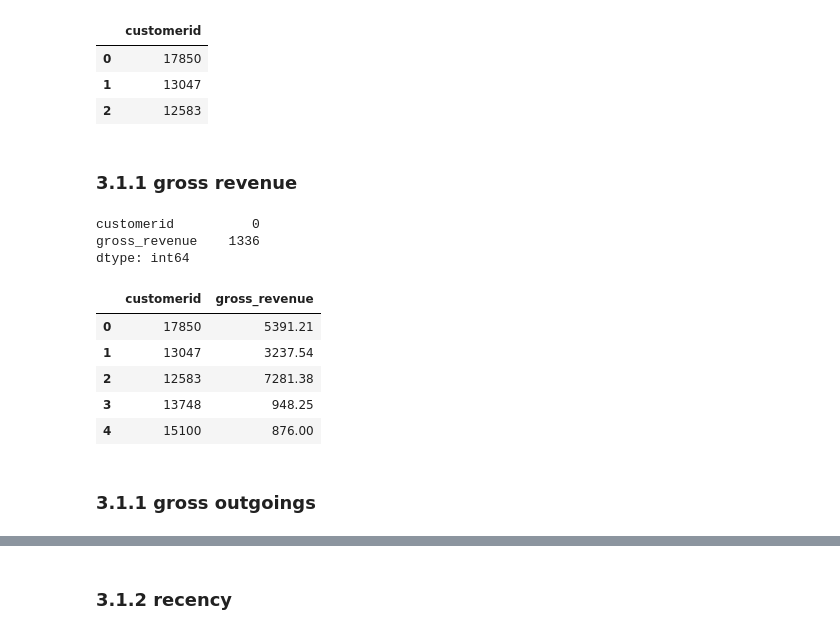
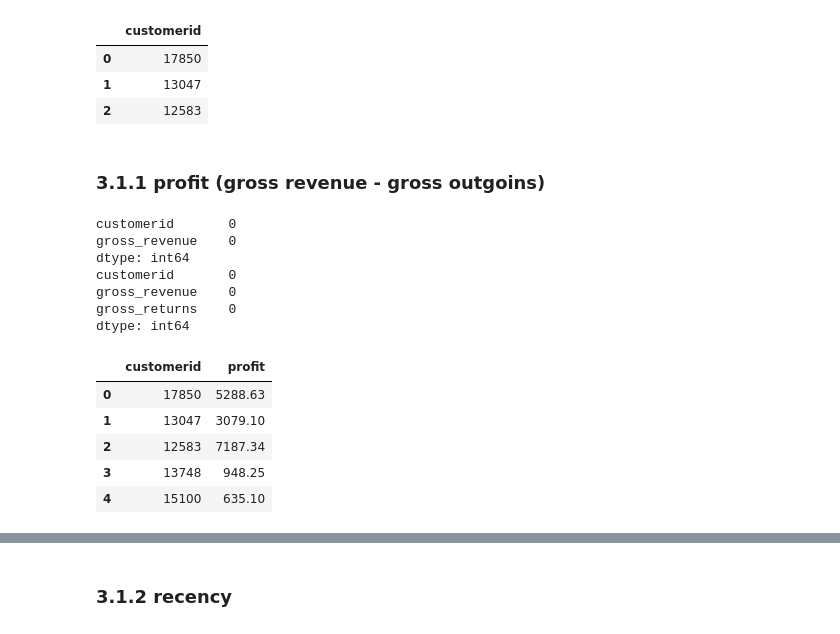
Before and after one commit to ViniciusKos/insiders_clustering, a Jupyter notebook: cluster_circle4.ipynb, the cells around one changed output, grey strips where cells are left out. Cells and saved outputs as stored; diff of their text form; code cells hidden in the pictures.

```diff
--- a/cluster_circle4.ipynb
+++ b/cluster_circle4.ipynb
@@ -361,7 +361,7 @@ df2=df2[~df2['invoiceno'].str.contains('[^0-9]+', na=False)]
 print(df2.shape)
 
 #filter only stockcodes with numbers
-df2=df2[df2['stockcode'].str.contains('[0-9]+', na=False)]
+#df2=df2[df2['stockcode'].str.contains('[0-9]+', na=False)]
 print(df2.shape)
 
 
@@ -375,6 +375,7 @@ df2 = df2[~df2['country'].isin( ["European Community",'Unspecified' ] ) ]
 
 
 df2.head()
+print(df0.shape, df2.shape)
 # %% [output]
 (541909, 8)
 (532618, 8)
@@ -401,25 +397,37 @@ df_ref.head(3)
 | 1 | 13047 |
 | 2 | 12583 |
 # %% [markdown]
-### 3.1.1 gross revenue
+### 3.1.1 profit (gross revenue - gross outgoins)
 # %%
+# gross revenue
+purchases['gross_revenue'] = purchases['quantity'] * purchases['unitprice']
+df_monetary = purchases[['customerid', 'gross_revenue']].groupby( 'customerid').sum().reset_index()
+df_ref=df_ref.merge(df_monetary,on='customerid',how='left').fillna(0)
+print(df_ref.isna().sum())
 
-purchases['gross_revenue'] = purchases['quantity'] * purchases['unitprice']
 
-#Monetary
-df_monetary = purchases[['customerid', 'gross_revenue']].groupby( 'customerid').sum().reset_index()
-df_ref=df_ref.merge(df_monetary,on='customerid',how='left')
+# gross outgoings
+returns['gross_returns'] = returns['quantity'] * returns['unitprice']*-1
+df_returns = returns[['customerid', 'gross_returns']].groupby( 'customerid').sum().reset_index()
+df_ref=df_ref.merge(df_returns,on='customerid',how='left').fillna(0)
 print(df_ref.isna().sum())
+
+
 df_ref.head()
+df_ref['profit'] = df_ref['gross_revenue']-df_ref['gross_returns']
+df_ref=df_ref.drop(['gross_revenue','gross_returns'], axis=1)
+df_ref.head()
 # %% [output]
-customerid          0
-gross_revenue    1336
+customerid       0
+gross_revenue    0
 dtype: int64
+customerid       0
+gross_revenue    0
+gross_returns    0
+dtype: int64
-|  | customerid | gross_revenue |
-| 0 | 17850 | 5391.21 |
-| 1 | 13047 | 3237.54 |
-| 2 | 12583 | 7281.38 |
+|  | customerid | profit |
+| 0 | 17850 | 5288.63 |
+| 1 | 13047 | 3079.10 |
+| 2 | 12583 | 7187.34 |
 | 3 | 13748 | 948.25 |
-| 4 | 15100 | 876.00 |
+| 4 | 15100 | 635.10 |
-# %% [markdown]
-### 3.1.1 gross outgoings
```
Also changed, not shown: parts of 43 cells of this notebook.
